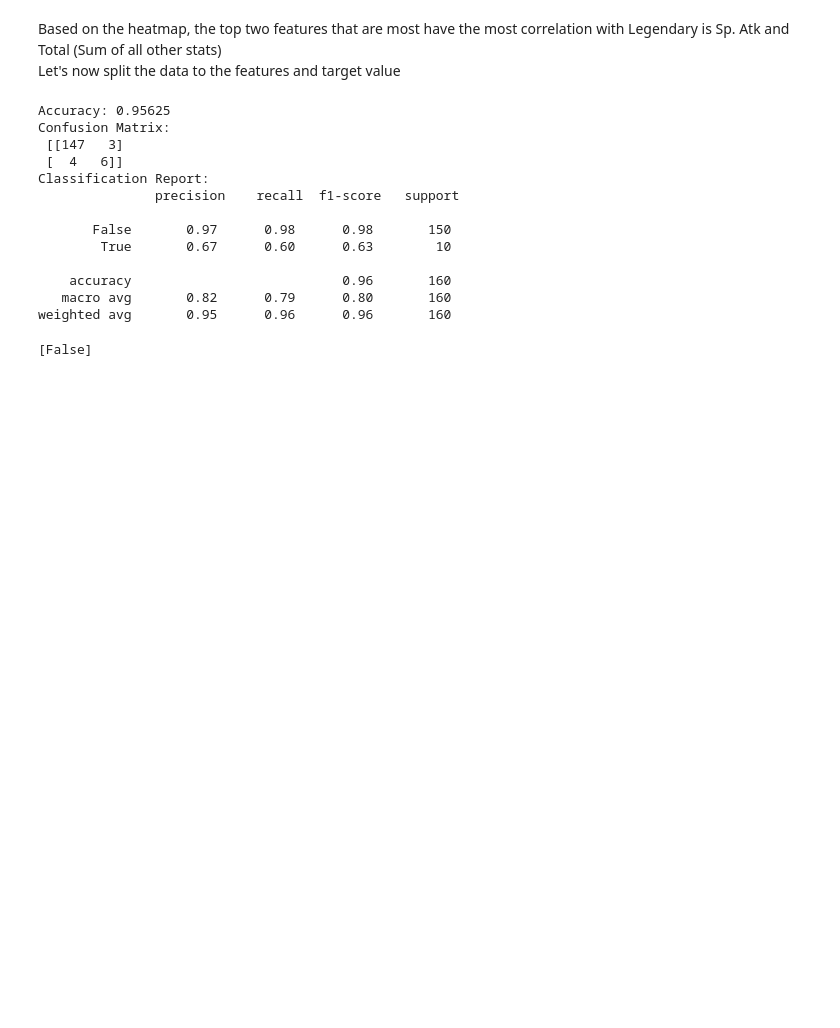
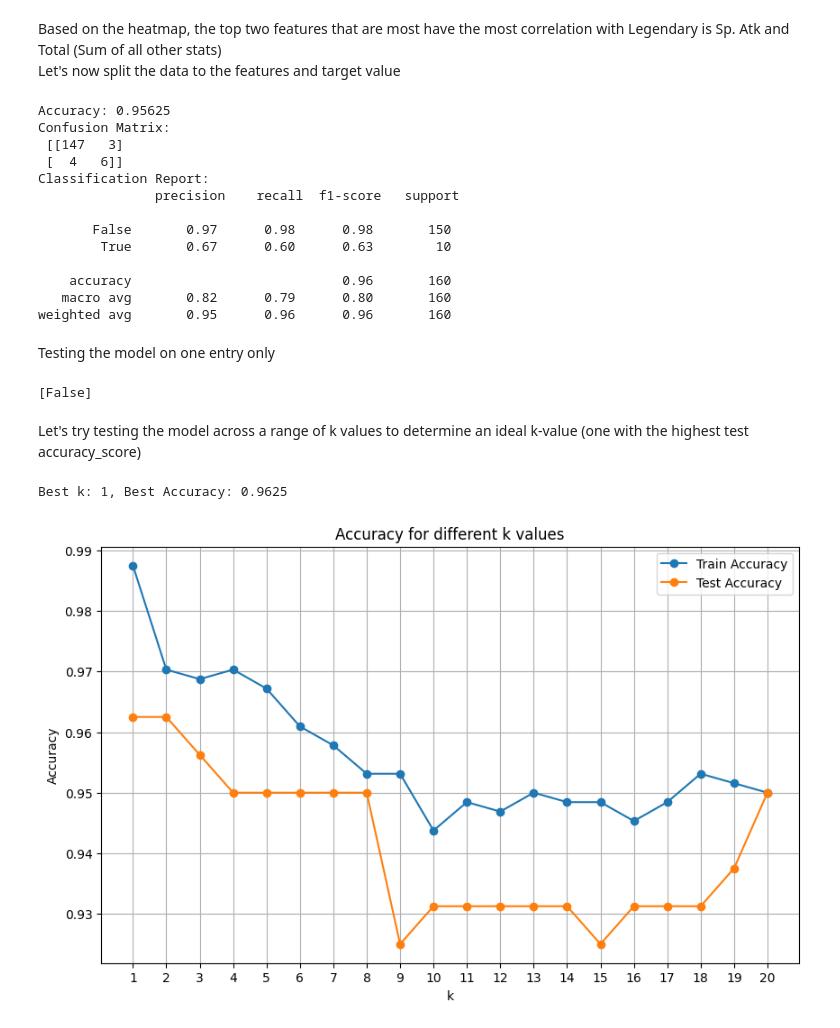
Before and after one commit to vin-42/pokemon-data, a Jupyter notebook: main.ipynb, the cells around one changed output. Saved outputs shown, nothing was run; the diff lists cells and outputs as text; code cells hidden in the pictures; blank space fills up the shorter version.

Commit message:
Model tuning

```diff
--- a/main.ipynb
+++ b/main.ipynb
@@ -89,6 +90,8 @@ Classification Report:
     accuracy                           0.96       160
    macro avg       0.82      0.79      0.80       160
 weighted avg       0.95      0.96      0.96       160
+# %% [markdown]
+Testing the model on one entry only
 # %%
 single_entry = pd.DataFrame({'Sp. Atk': [50], 'Total': [200]})
 single_entry = scaler.transform(single_entry)
@@ -96,3 +99,65 @@ single_pred = knn.predict(single_entry)
 print(single_pred)
 # %% [output]
 [False]
+# %% [markdown]
+Let's try testing the model across a range of k values to determine an ideal k-value (one with the highest test accuracy_score)
+# %%
+X = pokemon_df[["Sp. Atk", "Total"]]
+y = pokemon_df["Legendary"]
+
+# Train-Test Split
+X_train, X_test, y_train, y_test = train_test_split(X, y, test_size=0.2, random_state=42)
+
+# Feature Scaling
+scaler = StandardScaler()
+X_train = scaler.fit_transform(X_train)
+X_test = scaler.transform(X_test)
+
+
+def find_best_k(X_train, y_train, X_test, y_test, k_range):
+    train_accuracies = []
+    test_accuracies = []
+
+    for k in k_range:
+        knn = KNeighborsClassifier(n_neighbors=k)
+        knn.fit(X_train, y_train)
+
+        # Evaluate on training data
+        y_train_pred = knn.predict(X_train)
+        train_accuracy = accuracy_score(y_train, y_train_pred)
+        train_accuracies.append(train_accuracy)
+
+        # Evaluate on test data
+        y_test_pred = knn.predict(X_test)
+        test_accuracy = accuracy_score(y_test, y_test_pred)
+        test_accuracies.append(test_accuracy)
+
+        #print(f'k={k}, Train Accuracy={train_accuracy}, Test Accuracy={test_accuracy}')
+
+    best_k = k_range[np.argmax(test_accuracies)]
+    best_accuracy = max(test_accuracies)
+
+    return best_k, best_accuracy, train_accuracies, test_accuracies
+
+# Define the range of k values to test
+k_range = range(1, 21)
+
+# Find the best k
+best_k, best_accuracy, train_accuracies, test_accuracies = find_best_k(X_train, y_train, X_test, y_test, k_range)
+
+print(f'Best k: {best_k}, Best Accuracy: {best_accuracy}')
+
+# Plot the accuracy for each k value
+plt.figure(figsize=(10, 6))
+plt.plot(k_range, train_accuracies, marker='o', label='Train Accuracy')
+plt.plot(k_range, test_accuracies, marker='o', label='Test Accuracy')
+plt.title('Accuracy for different k values')
+plt.xlabel('k')
+plt.ylabel('Accuracy')
+plt.xticks(k_range)
+plt.legend()
+plt.grid()
+plt.show()
+# %% [output]
+Best k: 1, Best Accuracy: 0.9625
+[figure, added]
```
Also changed, not shown: parts of 5 cells of this notebook.
